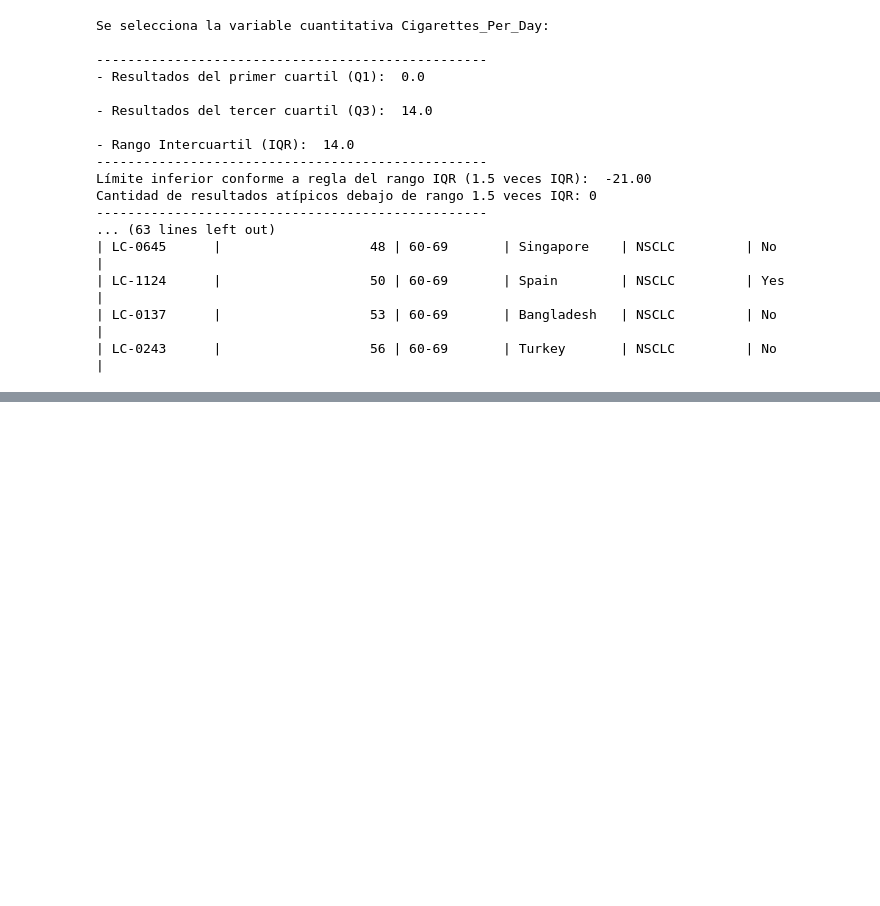
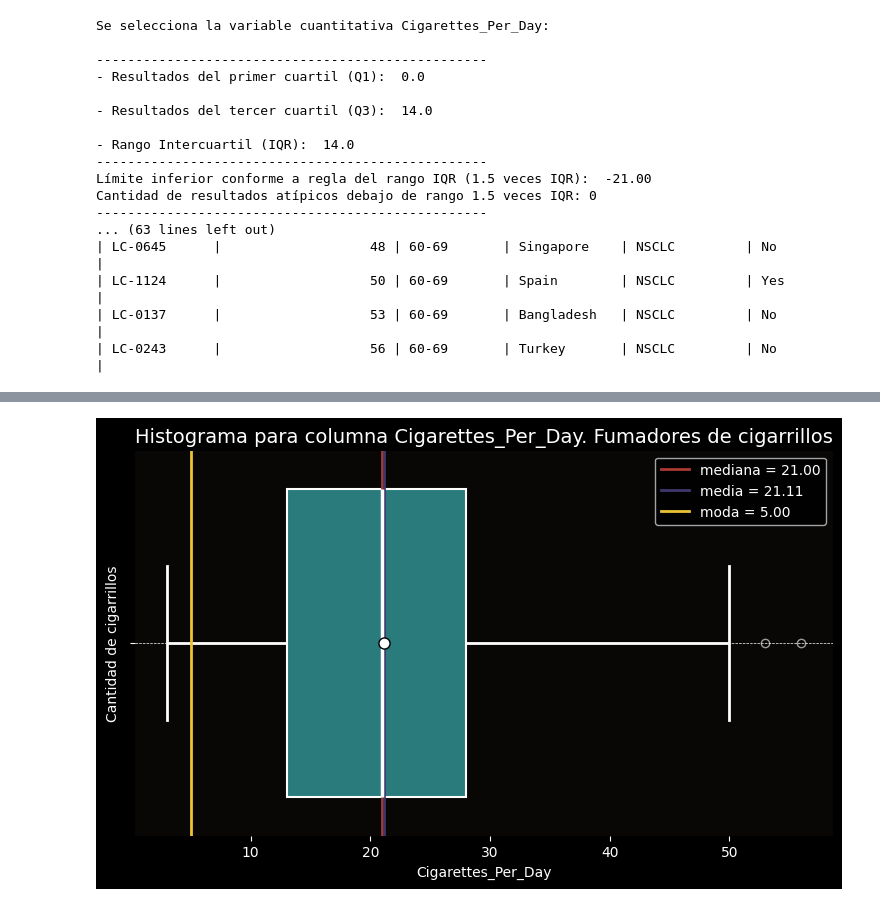
Before and after one commit to MiguelFigueroa02/MCPI_Student_Repo, a Jupyter notebook: courses/1-Semester/fundamentals of statistics/Projects/Notebooks/Estadística_Descriptiva_Visualización.ipynb, the cells around one changed output, grey strips where cells are left out. Drawn from its saved outputs; the diff is of its cells as text; code cells hidden in the pictures; blank space fills up the shorter version.

```diff
--- a/courses/1-Semester/fundamentals of statistics/Projects/Notebooks/Estadística_Descriptiva_Visualización.ipynb
+++ b/courses/1-Semester/fundamentals of statistics/Projects/Notebooks/Estadística_Descriptiva_Visualización.ipynb
@@ -342,7 +342,7 @@ def histograma(columna, unidades, title_labels='', bins='fd', kde=False, color='
   ax.spines[['top','right']].set_visible(False)
   plt.show()
 # %%
-def boxplot(columna, unidades, title_labels='', bins='fd', kde=False, color='#1D7874',median_color='#AC3931',mode_color='#EAC435',media_color='#40376E'):
+def boxplot(df,columna, unidades, title_labels='', bins='fd', kde=False, color='#1D7874',median_color='#AC3931',mode_color='#EAC435',media_color='#40376E'):
   col = df[columna]
   plt.figure(figsize=(9, 5))
   plt.style.use("dark_background")
@@ -414,0 +436,4 @@ Cantidad de resultados atípicos debajo de rango 1.5 veces IQR: 0
+# %%
+boxplot(df_smokers,'Cigarettes_Per_Day','Cantidad de cigarrillos',title_labels='Fumadores de cigarrillos')
+# %% [output]
+[figure, added]
```
Also changed, not shown: parts of 11 cells of this notebook.
